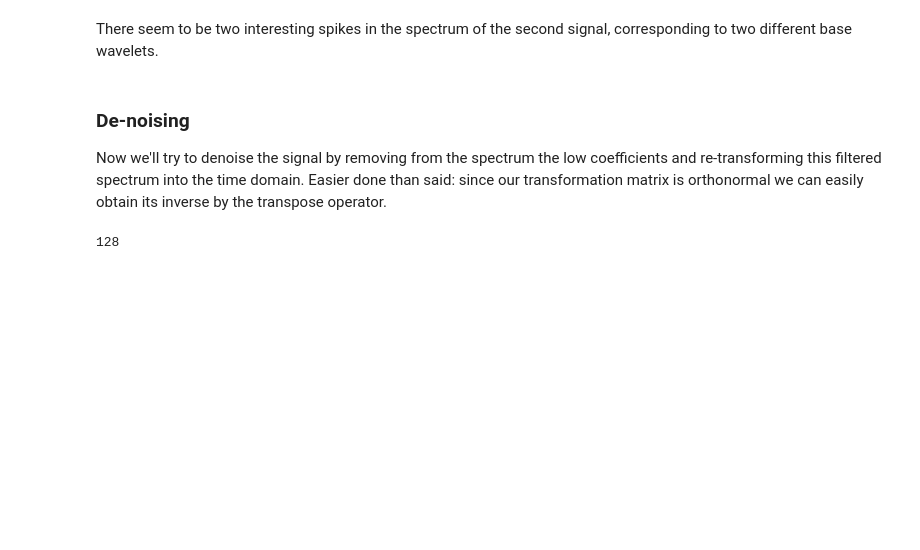
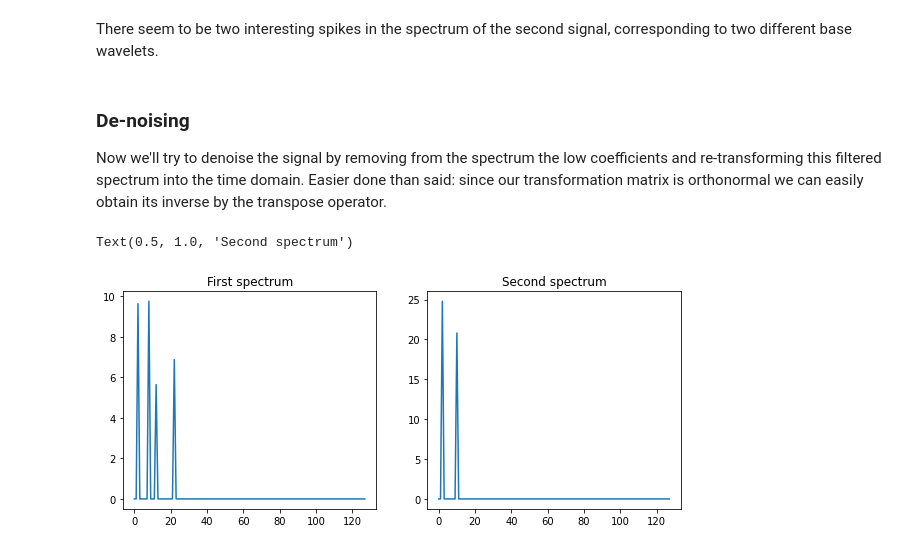
Before and after one commit to GiuliaLanzillotta/My-ML-exercises, a Jupyter notebook: Signal_processing.ipynb, the cells around one changed output. Drawn from its saved outputs; the diff is of its cells as text; code cells hidden in the pictures; blank space fills up the shorter version.

```diff
--- a/Signal_processing.ipynb
+++ b/Signal_processing.ipynb
@@ -143,7 +143,19 @@ There seem to be two interesting spikes in the spectrum of the second signal, co
 ### De-noising
 
 Now we'll try to denoise the signal by removing from the spectrum the low coefficients and re-transforming this filtered spectrum into the time domain. Easier done than said: since our transformation matrix is orthonormal we can easily obtain its inverse by the transpose operator.
-# %%
-len(spectrum1 > 1)
-# %% [output]
-128
+# %%
+gamma = 5 # suppressing frequencies with amplitude less than 5 in the spectrum
+spectrum1_copy = spectrum1.copy()
+spectrum2_copy = spectrum2.copy()
+
+spectrum1_copy[spectrum1_copy < gamma] = 0
+spectrum2_copy[spectrum2_copy < gamma] = 0
+
+f, (ax1, ax2) = plt.subplots(1, 2, figsize=(10,4))
+ax1.plot(spectrum1_copy)
+ax1.set_title('First spectrum')
+ax2.plot(spectrum2_copy)
+ax2.set_title('Second spectrum')
+# %% [output]
+Text(0.5, 1.0, 'Second spectrum')
+[figure, added]
```
Also changed, not shown: parts of 21 cells of this notebook.
